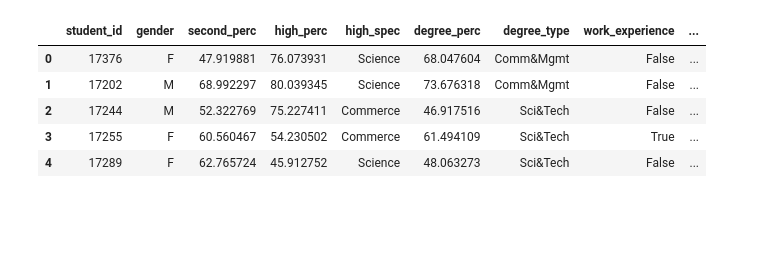
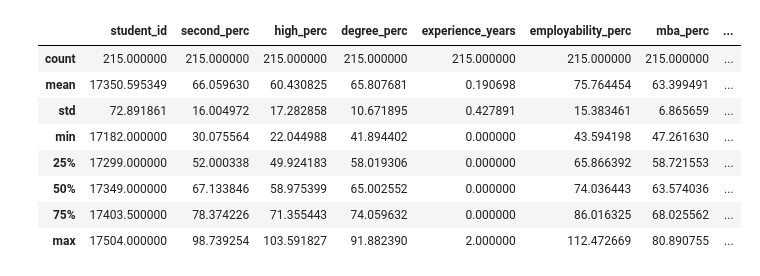
Before and after one commit to EppeMedia/video-trace-generator, a Jupyter notebook: notebooks/TGAN/testnotebook.ipynb, the cells around one changed output. Cells and saved outputs as stored; diff of their text form; code cells hidden in the pictures; blank space fills up the shorter version.

```diff
--- a/notebooks/TGAN/testnotebook.ipynb
+++ b/notebooks/TGAN/testnotebook.ipynb
@@ -18,4 +26,4 @@ model = CTGAN()
 # %%
 model.fit(data)
 # %%
-new_data = model.sample(200)
+new_data = model.sample(215)
@@ -22,9 +46,12 @@ new_data = model.sample(200)
 # %%
-new_data.head()
+new_data.describe()
 # %% [output]
-|  | student_id | gender | second_perc | high_perc | high_spec | degree_perc | degree_type | work_experience | ... |
-| 0 | 17376 | F | 47.919881 | 76.073931 | Science | 68.047604 | Comm&Mgmt | False | ... |
-| 1 | 17202 | M | 68.992297 | 80.039345 | Science | 73.676318 | Comm&Mgmt | False | ... |
-| 2 | 17244 | M | 52.322769 | 75.227411 | Commerce | 46.917516 | Sci&Tech | False | ... |
-| 3 | 17255 | F | 60.560467 | 54.230502 | Commerce | 61.494109 | Sci&Tech | True | ... |
-| 4 | 17289 | F | 62.765724 | 45.912752 | Science | 48.063273 | Sci&Tech | False | ... |
+|  | student_id | second_perc | high_perc | degree_perc | experience_years | employability_perc | mba_perc | ... |
+| count | 215.000000 | 215.000000 | 215.000000 | 215.000000 | 215.000000 | 215.000000 | 215.000000 | ... |
+| mean | 17350.595349 | 66.059630 | 60.430825 | 65.807681 | 0.190698 | 75.764454 | 63.399491 | ... |
+| std | 72.891861 | 16.004972 | 17.282858 | 10.671895 | 0.427891 | 15.383461 | 6.865659 | ... |
+| min | 17182.000000 | 30.075564 | 22.044988 | 41.894402 | 0.000000 | 43.594198 | 47.261630 | ... |
+| 25% | 17299.000000 | 52.000338 | 49.924183 | 58.019306 | 0.000000 | 65.866392 | 58.721553 | ... |
+| 50% | 17349.000000 | 67.133846 | 58.975399 | 65.002552 | 0.000000 | 74.036443 | 63.574036 | ... |
+| 75% | 17403.500000 | 78.374226 | 71.355443 | 74.059632 | 0.000000 | 86.016325 | 68.025562 | ... |
+| max | 17504.000000 | 98.739254 | 103.591827 | 91.882390 | 2.000000 | 112.472669 | 80.890755 | ... |
```
Also changed, not shown: parts of 2 cells of this notebook, 1 other file.
